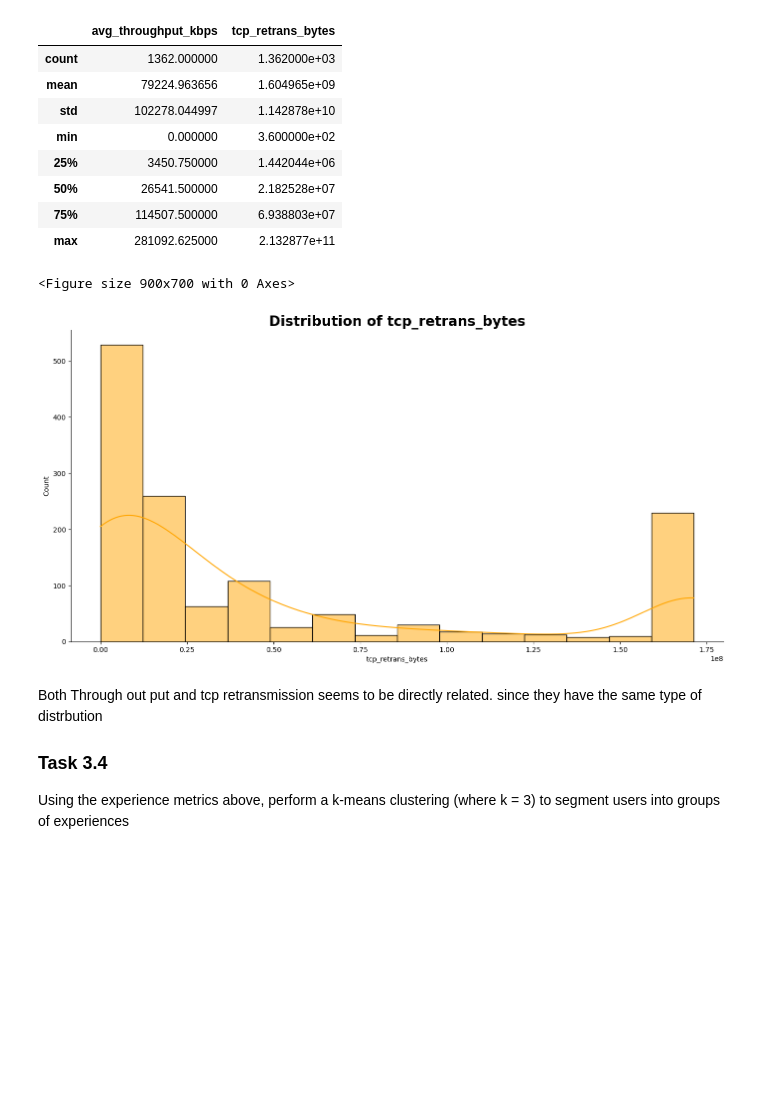
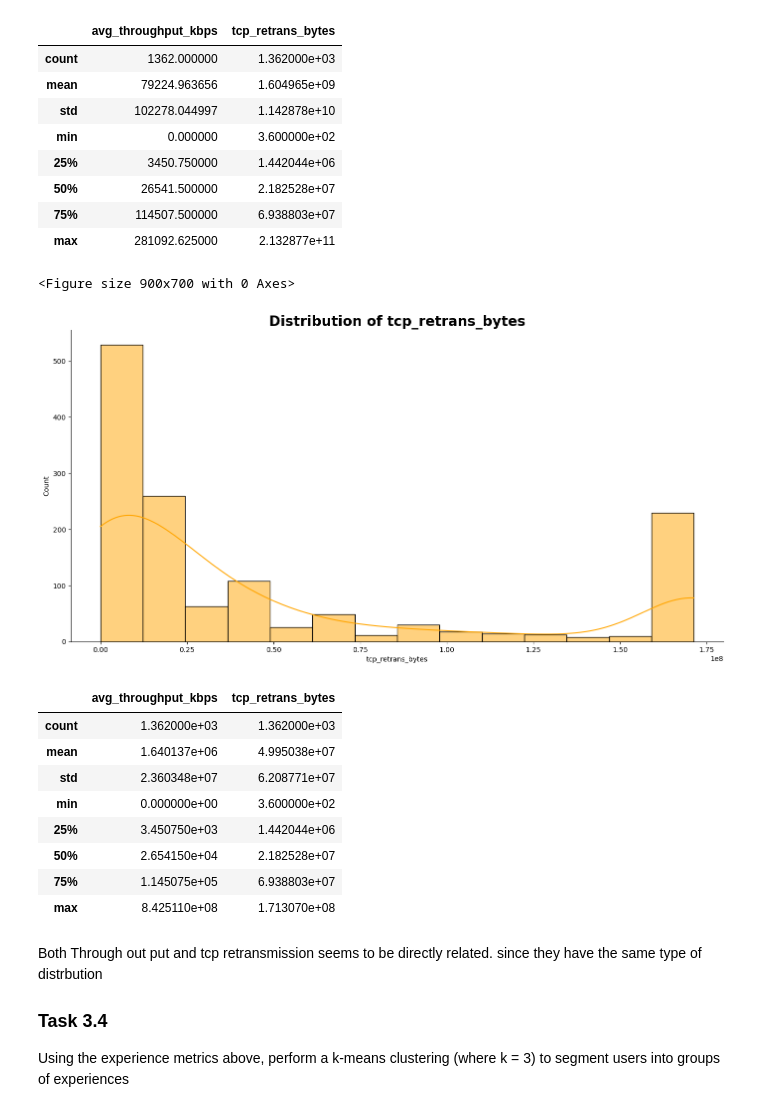
Before and after one commit to Desmondonam/Tellco_Analysis, a Jupyter notebook: Notebooks/Analysis/Experience Analysis.ipynb, the cells around one changed output. Cells and saved outputs as stored; diff of their text form; code cells hidden in the pictures; blank space fills up the shorter version.

Commit message:
Experience analysis check on the data for metrics

```diff
--- a/Notebooks/Analysis/Experience Analysis.ipynb
+++ b/Notebooks/Analysis/Experience Analysis.ipynb
@@ -19,7 +19,7 @@ warnings.filterwarnings('ignore')
 # %% [markdown]
 ### Load the cleaned dataframe
 # %%
-CSV_PATH = "../data/cleaned_data.csv"
+CSV_PATH = r"C:\Users\Admin\Desktop\Havartechs\Projects\Telecommunication\Tellco_Analysis\Data\cleaned_data.csv"
 # %%
 TelecomHelper = TelecomHelper()
 # %%
@@ -281,9 +281,19 @@ cleaned_handset_agg.describe()
 # %%
 cleaned_handset_agg =  handle_outliers(handset_agg, 'tcp_retrans_bytes')
 plots.plot_hist(cleaned_handset_agg, 'tcp_retrans_bytes', 'orange')
+cleaned_handset_agg.describe()
 # %% [output]
 <Figure size 900x700 with 0 Axes>
 [figure]
+|  | avg_throughput_kbps | tcp_retrans_bytes |
+| count | 1.362000e+03 | 1.362000e+03 |
+| mean | 1.640137e+06 | 4.995038e+07 |
+| std | 2.360348e+07 | 6.208771e+07 |
+| min | 0.000000e+00 | 3.600000e+02 |
+| 25% | 3.450750e+03 | 1.442044e+06 |
+| 50% | 2.654150e+04 | 2.182528e+07 |
+| 75% | 1.145075e+05 | 6.938803e+07 |
+| max | 8.425110e+08 | 1.713070e+08 |
 # %% [markdown]
 Both Through out put and tcp retransmission seems to be directly related. since they have the same type of distrbution
 
```
Also changed, not shown: parts of 8 cells of this notebook.
